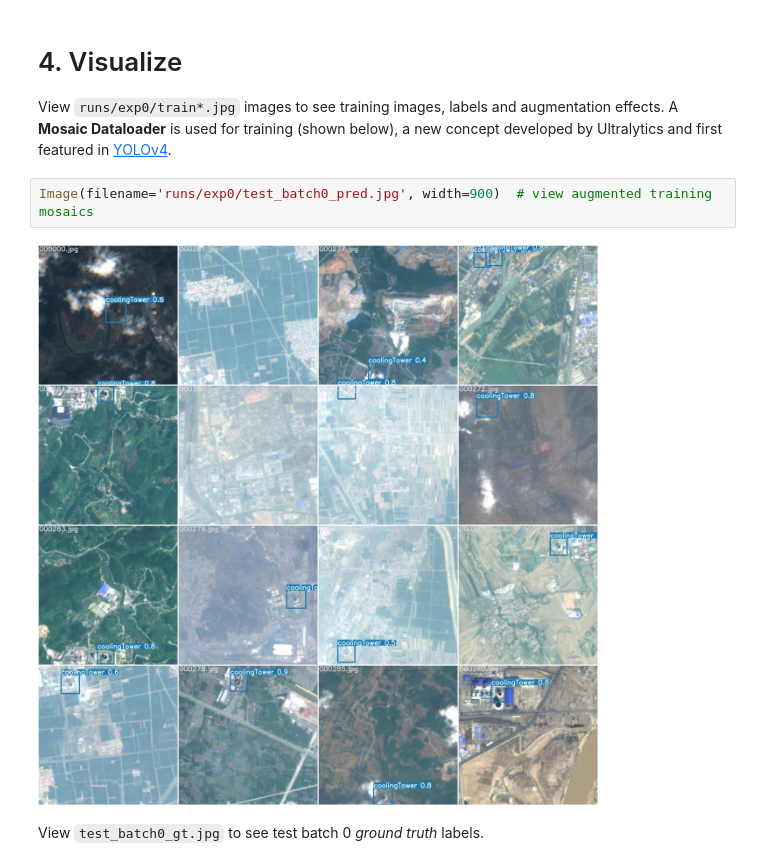
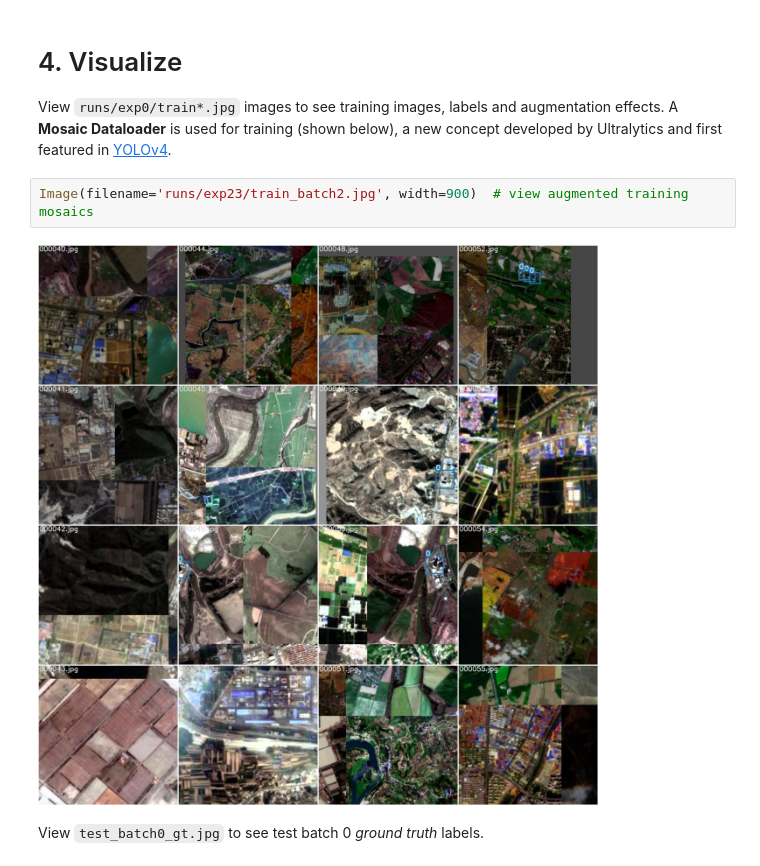
Before and after one commit to mesguerraf/yolov5, a Jupyter notebook: tutorial.ipynb, the cells around one changed output. Drawn from its saved outputs; the diff is of its cells as text.

```diff
--- a/tutorial.ipynb
+++ b/tutorial.ipynb
@@ -161,8 +110,8 @@ Optimizer stripped from runs/exp0/weights/best.pt, 95.3MB
 
 View `runs/exp0/train*.jpg` images to see training images, labels and augmentation effects. A **Mosaic Dataloader** is used for training (shown below), a new concept developed by Ultralytics and first featured in [YOLOv4](https://arxiv.org/abs/2004.10934).
 # %%
-Image(filename='runs/exp0/test_batch0_pred.jpg', width=900)  # view augmented training mosaics
+Image(filename='runs/exp23/train_batch2.jpg', width=900)  # view augmented training mosaics
 # %% [output]
-[figure, old version]
+[figure, new version]
 # %% [markdown]
 View `test_batch0_gt.jpg` to see test batch 0 *ground truth* labels.
```
Also changed, not shown: parts of 6 cells of this notebook, 1 other file.
